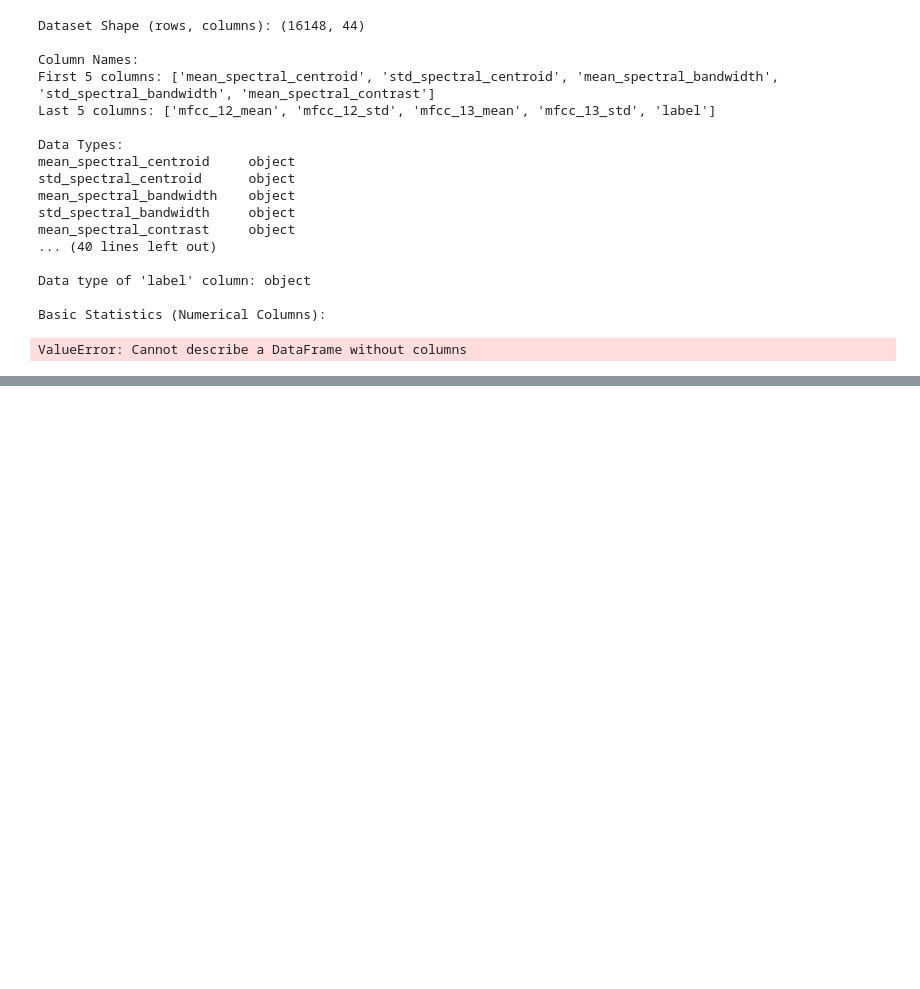
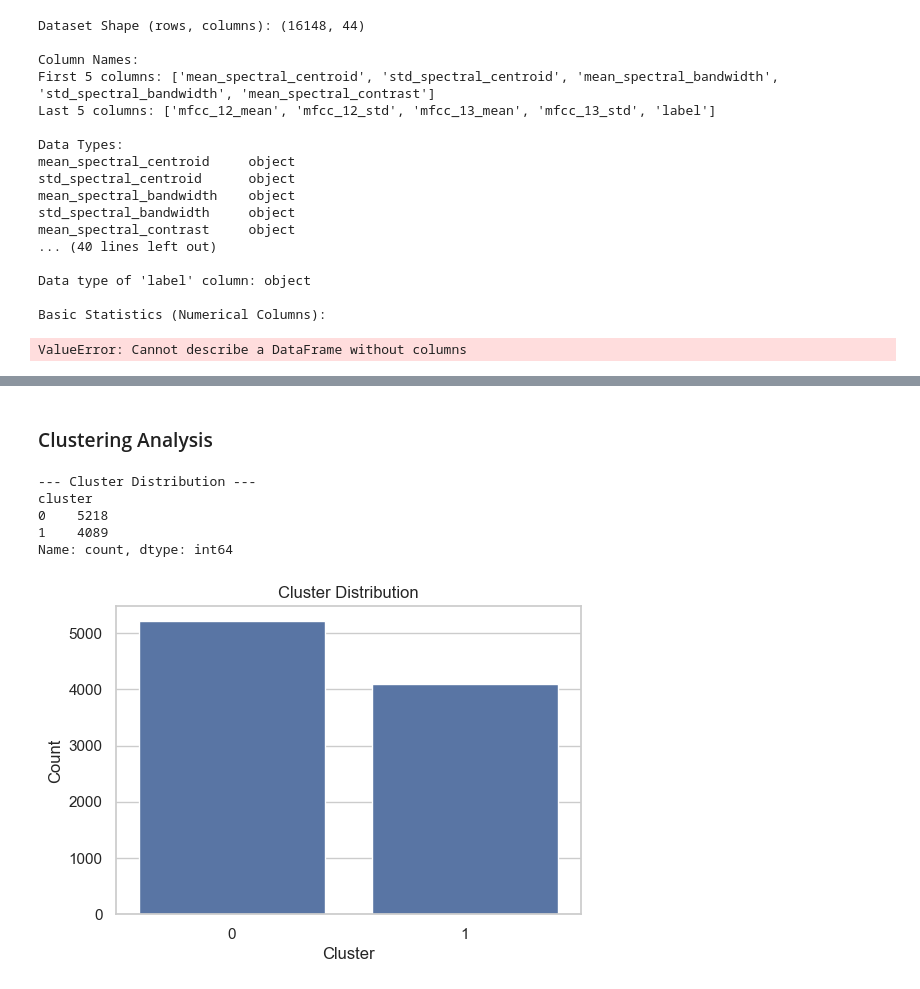
Before and after one commit to B4Mprofessor/Voice_Classification_Project, a Jupyter notebook: notebooks/Voice_Analysis.ipynb, the cells around one changed output, grey strips where cells are left out. Saved outputs shown, nothing was run; the diff lists cells and outputs as text; code cells hidden in the pictures; blank space fills up the shorter version.

```diff
--- a/notebooks/Voice_Analysis.ipynb
+++ b/notebooks/Voice_Analysis.ipynb
@@ -243,0 +762,35 @@ KeyError: 'label'
+# %% [markdown]
+### Clustering Analysis
+# %%
+# --- Clustering Analysis ---
+
+from sklearn.cluster import KMeans
+
+# Determine the number of clusters (e.g., 2 for binary classification)
+n_clusters = 2
+
+# Initialize and fit the KMeans model
+kmeans = KMeans(n_clusters=n_clusters, random_state=42)
+clusters = kmeans.fit_predict(X_scaled)
+
+# Add cluster labels to the DataFrame
+df['cluster'] = clusters
+
+# Print the distribution of clusters
+print("\n--- Cluster Distribution ---")
+print(df['cluster'].value_counts())
+
+# Optional: Visualize cluster distribution
+plt.figure(figsize=(6, 4))
+sns.countplot(x='cluster', data=df)
+plt.title("Cluster Distribution")
+plt.xlabel("Cluster")
+plt.ylabel("Count")
+plt.show()
+# %% [output]
+--- Cluster Distribution ---
+cluster
+0    5218
+1    4089
+Name: count, dtype: int64
+[figure, added]
```
Also changed, not shown: parts of 33 cells of this notebook, 3 other files.
